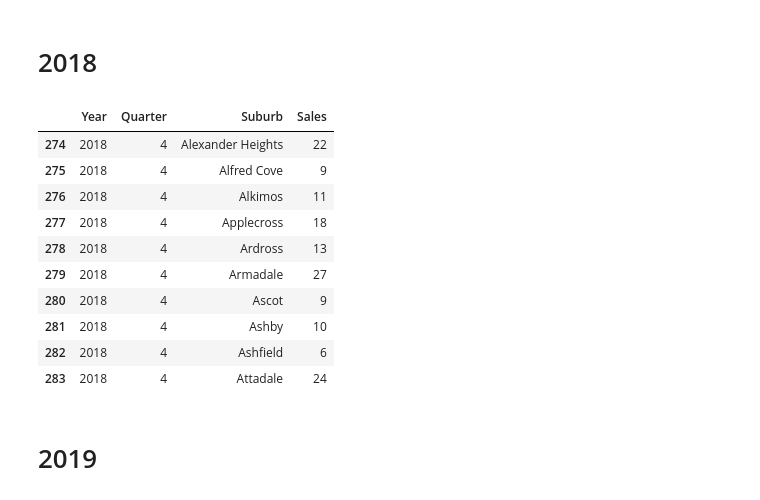
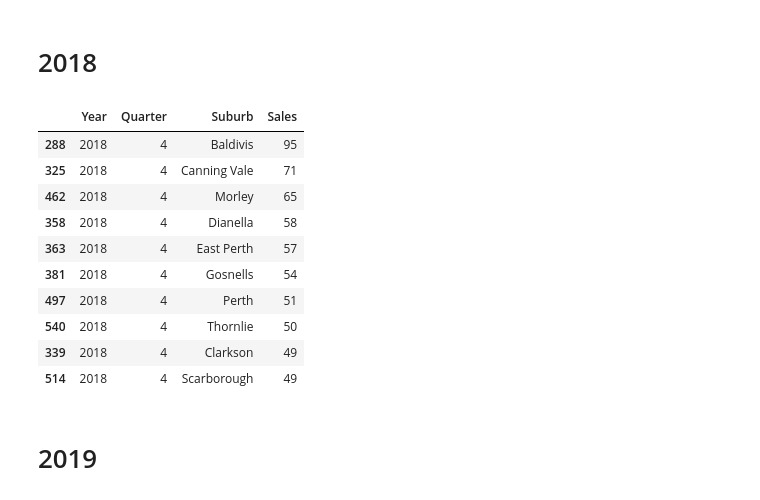
Before and after one commit to Supasyl/Data-Analytics-Project-1, a Jupyter notebook: Project 1.3 Notebooks/Data Analysis - Real Estate Sales Sept 2018 to June 2020.ipynb, the cells around one changed output. Saved outputs shown, nothing was run; the diff lists cells and outputs as text; code cells hidden in the pictures.

```diff
--- a/Project 1.3 Notebooks/Data Analysis - Real Estate Sales Sept 2018 to June 2020.ipynb
+++ b/Project 1.3 Notebooks/Data Analysis - Real Estate Sales Sept 2018 to June 2020.ipynb
@@ -419,20 +419,20 @@ Struggled to output desired variables without splitting out the dataframes.
 wa_realestate_qt_sb_type_2018_df= wa_realestate_qt_sb_type_df.loc[wa_realestate_qt_sb_type_df['Year'] == 2018]
 # %%
 wa_realestate_qt_sb_type_2018_4_df = wa_realestate_qt_sb_type_2018_df.loc[wa_realestate_qt_sb_type_2018_df['Quarter'] == 4]
-wa_realestate_qt_sb_type_2018_4_dfp = wa_realestate_qt_sb_type_2018_4_df[:10]
+wa_realestate_qt_sb_type_2018_4_dfp = wa_realestate_qt_sb_type_2018_4_df.nlargest(10, ['Sales'])
 wa_realestate_qt_sb_type_2018_4_dfp
 # %% [output]
 |  | Year | Quarter | Suburb | Sales |
-| 274 | 2018 | 4 | Alexander Heights | 22 |
-| 275 | 2018 | 4 | Alfred Cove | 9 |
-| 276 | 2018 | 4 | Alkimos | 11 |
-| 277 | 2018 | 4 | Applecross | 18 |
-| 278 | 2018 | 4 | Ardross | 13 |
-| 279 | 2018 | 4 | Armadale | 27 |
-| 280 | 2018 | 4 | Ascot | 9 |
-| 281 | 2018 | 4 | Ashby | 10 |
-| 282 | 2018 | 4 | Ashfield | 6 |
-| 283 | 2018 | 4 | Attadale | 24 |
+| 288 | 2018 | 4 | Baldivis | 95 |
+| 325 | 2018 | 4 | Canning Vale | 71 |
+| 462 | 2018 | 4 | Morley | 65 |
+| 358 | 2018 | 4 | Dianella | 58 |
+| 363 | 2018 | 4 | East Perth | 57 |
+| 381 | 2018 | 4 | Gosnells | 54 |
+| 497 | 2018 | 4 | Perth | 51 |
+| 540 | 2018 | 4 | Thornlie | 50 |
+| 339 | 2018 | 4 | Clarkson | 49 |
+| 514 | 2018 | 4 | Scarborough | 49 |
 # %% [markdown]
 # 2019
 # %%
```
Also changed, not shown: parts of 1 cell of this notebook, 3 other files.
